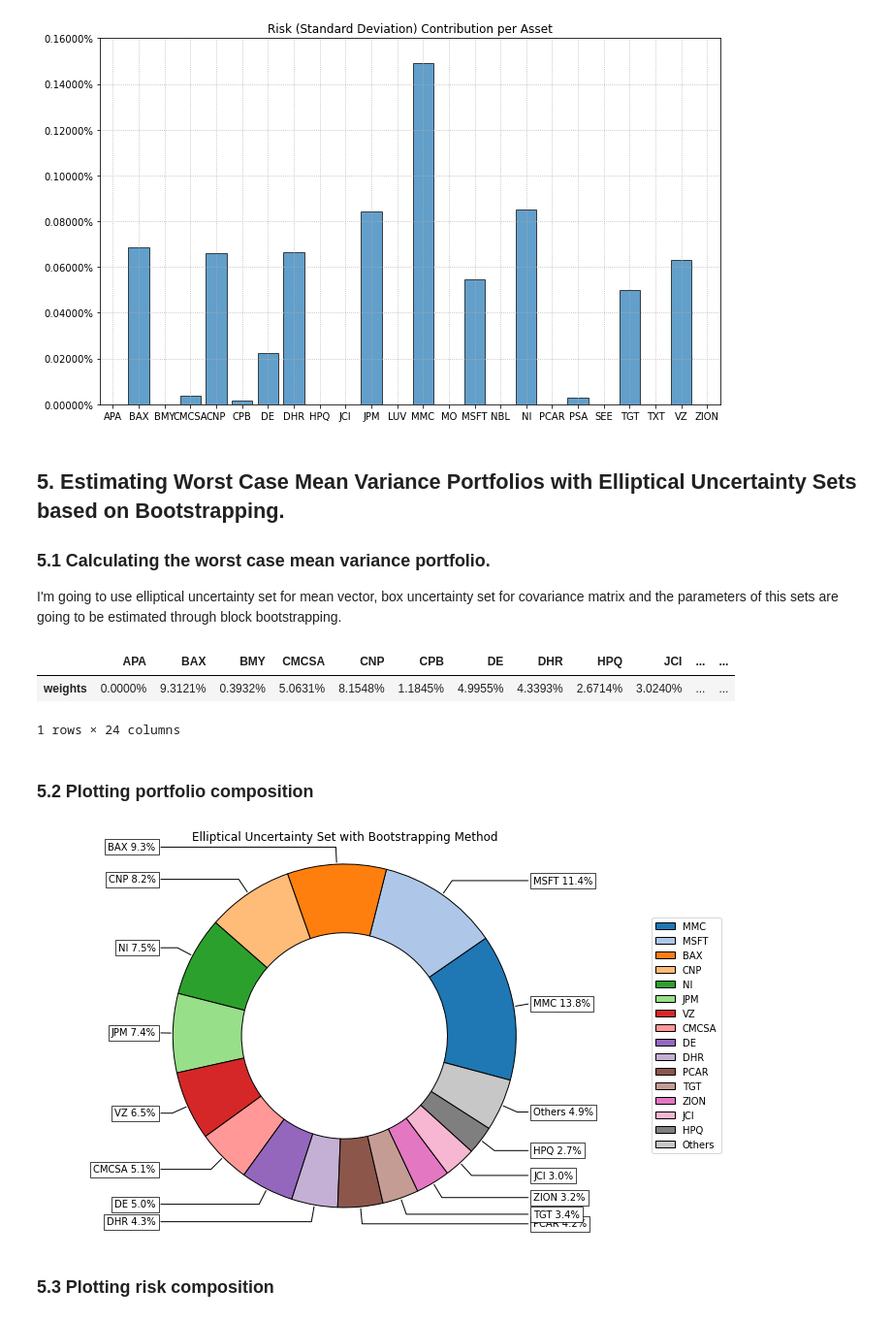
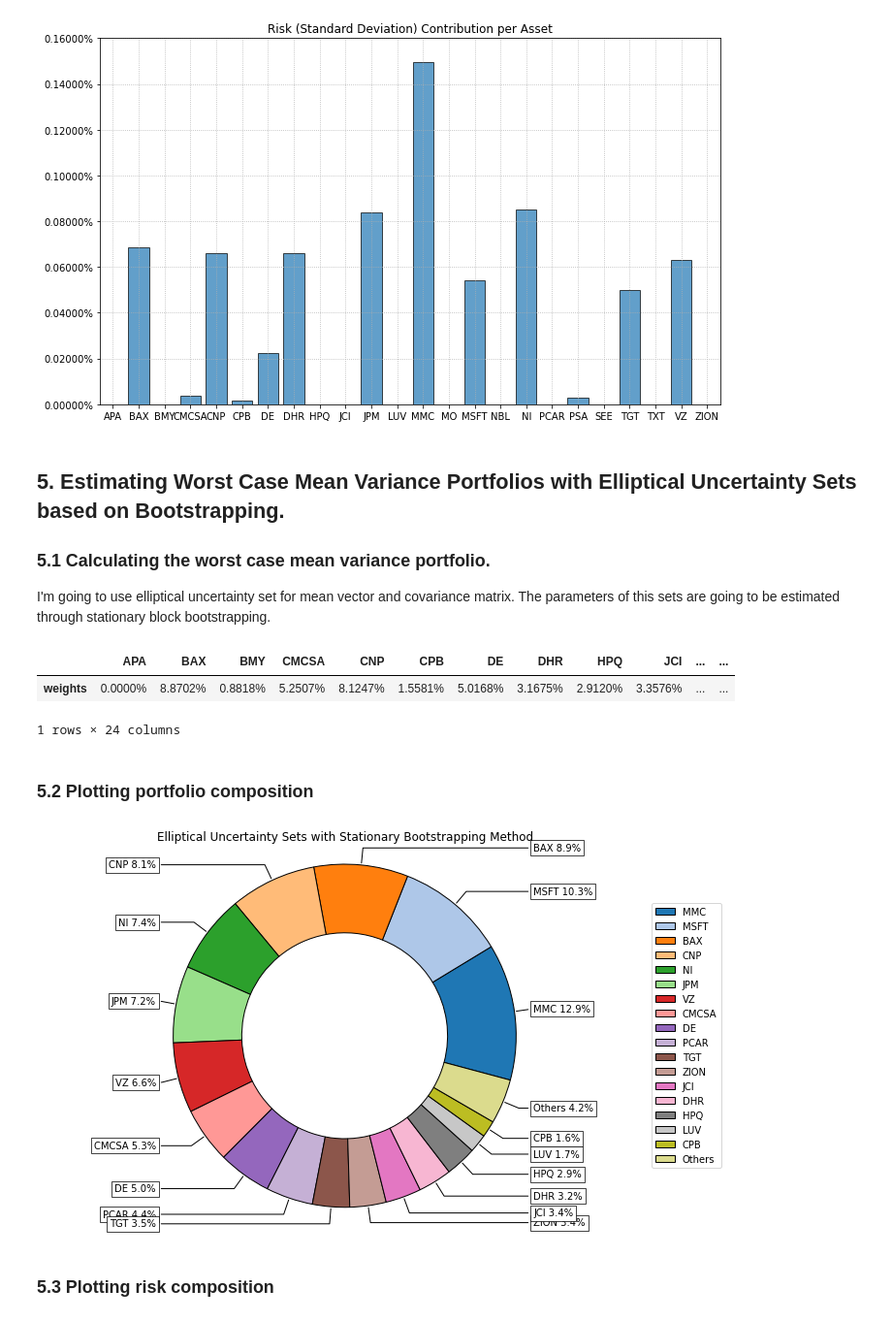
Before and after one commit to dcajasn/Riskfolio-Lib, a Jupyter notebook: examples/Tutorial 12.ipynb, the cells around one changed output. Shown at 97% size. Cells and saved outputs as stored; diff of their text form; code cells hidden in the pictures.

```diff
--- a/examples/Tutorial 12.ipynb
+++ b/examples/Tutorial 12.ipynb
@@ -195,37 +216,44 @@ ax = plf.plot_risk_con(w_wc_2, cov=port.cov, returns=port.returns, rm=rm, rf=0,
 
 ### 5.1 Calculating the worst case mean variance portfolio.
 
-I'm going to use elliptical uncertainty set for mean vector, box uncertainty set for covariance matrix and the parameters of this sets are going to be estimated through block bootstrapping.
+I'm going to use elliptical uncertainty set for mean vector and covariance matrix. The parameters of this sets are going to be estimated through stationary block bootstrapping.
 # %%
 # Select method and estimate worst case input parameters:
 
-kind = 'stationary' # Method to estimate uncertainty sets parameters
-q = 0.05 # Confidence level for bootstrapping and k ellipsoidal uncertainty set constraint
+box = 's' # Method to estimate box uncertainty sets parameters
+ellip = 's' # Method to estimate elliptical uncertainty sets parameters
+q = 0.05 # Confidence level for bootstrapping and k ellipsoidal uncertainty sets constraints
 n_sim = 3000 # Number of scenarios for bootstrapping
 window = 3 # Size of each block for block bootstrapping
 dmu = 0.1 # delta to increase or decrease the mean vector
 dcov = 0.1 # delta to increase or decrease the covariance matrix
 seed = 0
 
-port.wc_stats(kind=kind, q=q, n_sim=n_sim, window=window, dmu=dmu, dcov=dcov, seed=seed)
+port.wc_stats(box=box, ellip=ellip, q=q, n_sim=n_sim, window=window, dmu=dmu, dcov=dcov, seed=seed)
+
+# Estimate worst case optimal portfolio using selected uncertainty sets:
 
 Umu = 'ellip' # Type of uncertainty set for mean vector
-Ucov = 'box' # Type of uncertainty set for covariance matrix
+Ucov = 'ellip' # Type of uncertainty set for covariance matrix
 
 w_wc_3 = port.wc_optimization(obj=obj, rf=rf, l=l, Umu=Umu, Ucov=Ucov)
 
 display(w_wc_3.T)
 # %% [output]
 |  | APA | BAX | BMY | CMCSA | CNP | CPB | DE | DHR | HPQ | JCI | ... | ... |
-| weights | 0.0000% | 9.3121% | 0.3932% | 5.0631% | 8.1548% | 1.1845% | 4.9955% | 4.3393% | 2.6714% | 3.0240% | ... | ... |
+| weights | 0.0000% | 8.8702% | 0.8818% | 5.2507% | 8.1247% | 1.5581% | 5.0168% | 3.1675% | 2.9120% | 3.3576% | ... | ... |
 1 rows × 24 columns
 # %% [markdown]
 ### 5.2 Plotting portfolio composition
 # %%
-ax = plf.plot_pie(w=w_wc_3, title='Elliptical Uncertainty Set with Bootstrapping Method', others=0.05, nrow=25,
+# Plotting the composition of the portfolio
+
+title = 'Elliptical Uncertainty Sets with Stationary Bootstrapping Method'
+
+ax = plf.plot_pie(w=w_wc_3, title=title, others=0.05, nrow=25,
                   cmap = "tab20", height=6, width=10, ax=None)
 # %% [output]
-[figure, old version]
+[figure, new version]
 # %% [markdown]
 ### 5.3 Plotting risk composition
 # %%
```
Also changed, not shown: parts of 19 cells of this notebook, 40 other files.
